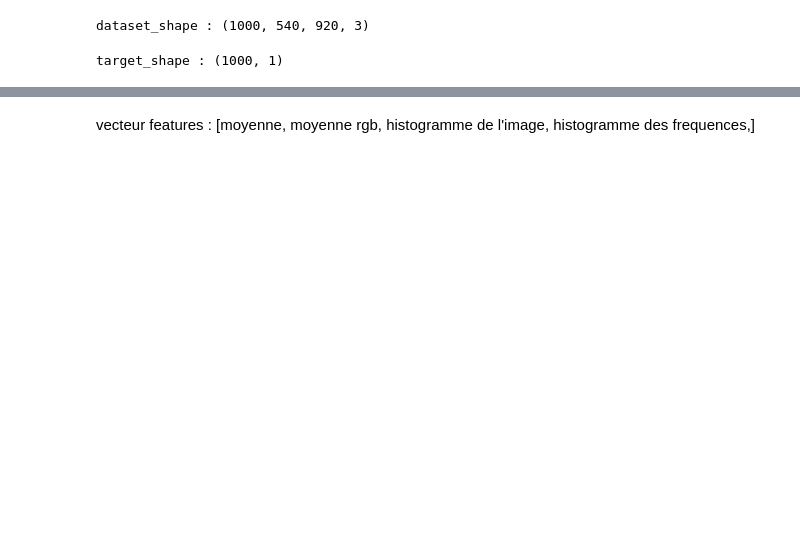
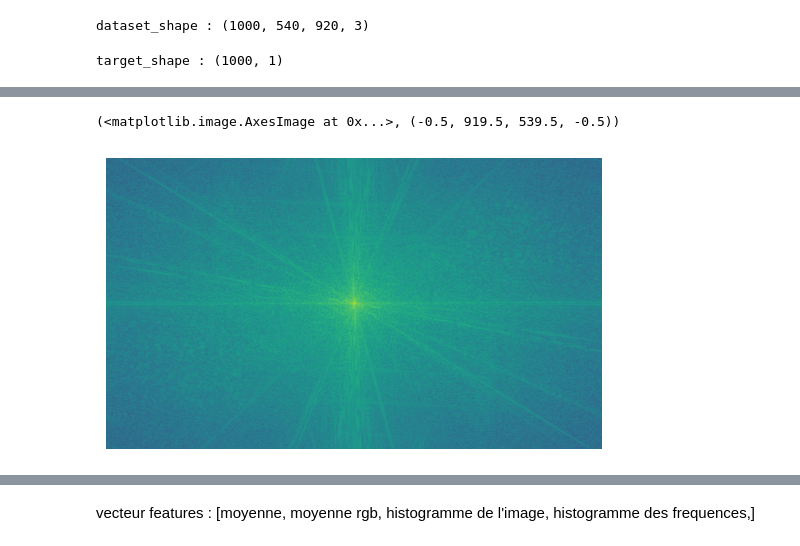
Before and after one commit to JalilBNH/M2TSI, a Jupyter notebook: tp2/dev.ipynb, the cells around one changed output, grey strips where cells are left out. Cells and saved outputs as stored; diff of their text form; code cells hidden in the pictures; blank space fills up the shorter version.

```diff
--- a/tp2/dev.ipynb
+++ b/tp2/dev.ipynb
@@ -54,0 +56,8 @@ plt.imshow(img_test)
+# %%
+fft = np.fft.fft2(img_gray)
+fft_shift = np.fft.fftshift(fft)
+fft_shift = np.log(np.abs(fft_shift))
+plt.imshow(fft_shift), plt.axis('off')
+# %% [output]
+(<matplotlib.image.AxesImage at 0x...>, (-0.5, 919.5, 539.5, -0.5))
+[figure, added]
```
Also changed, not shown: parts of 4 cells of this notebook.
